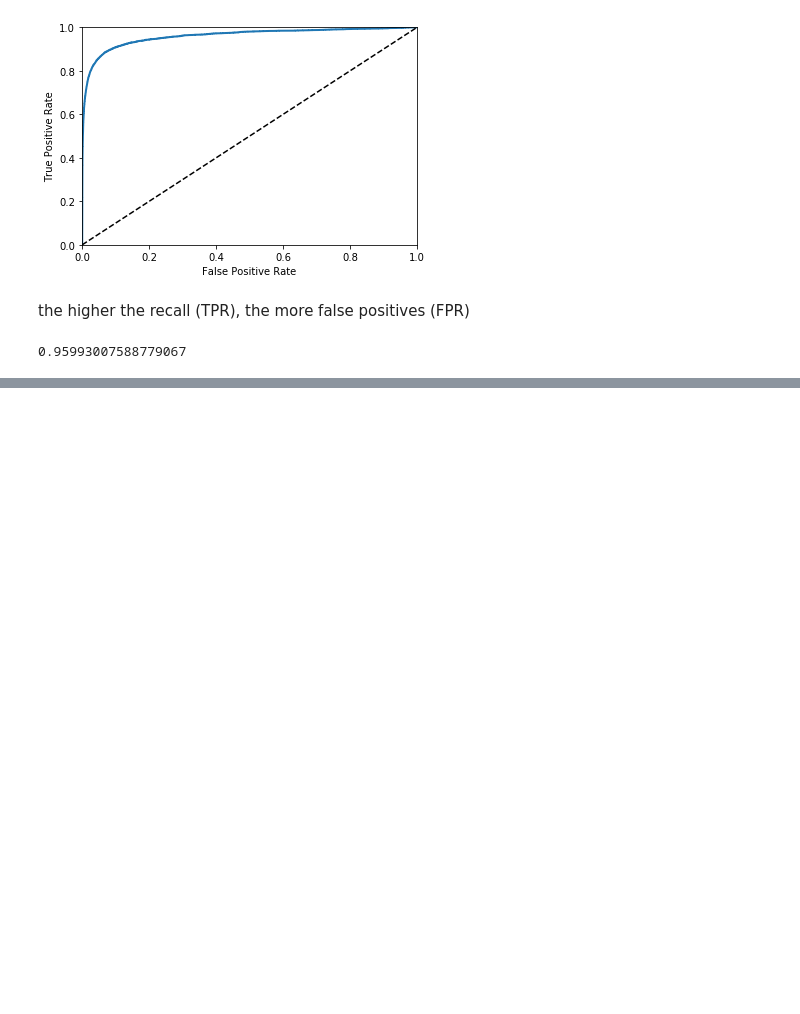
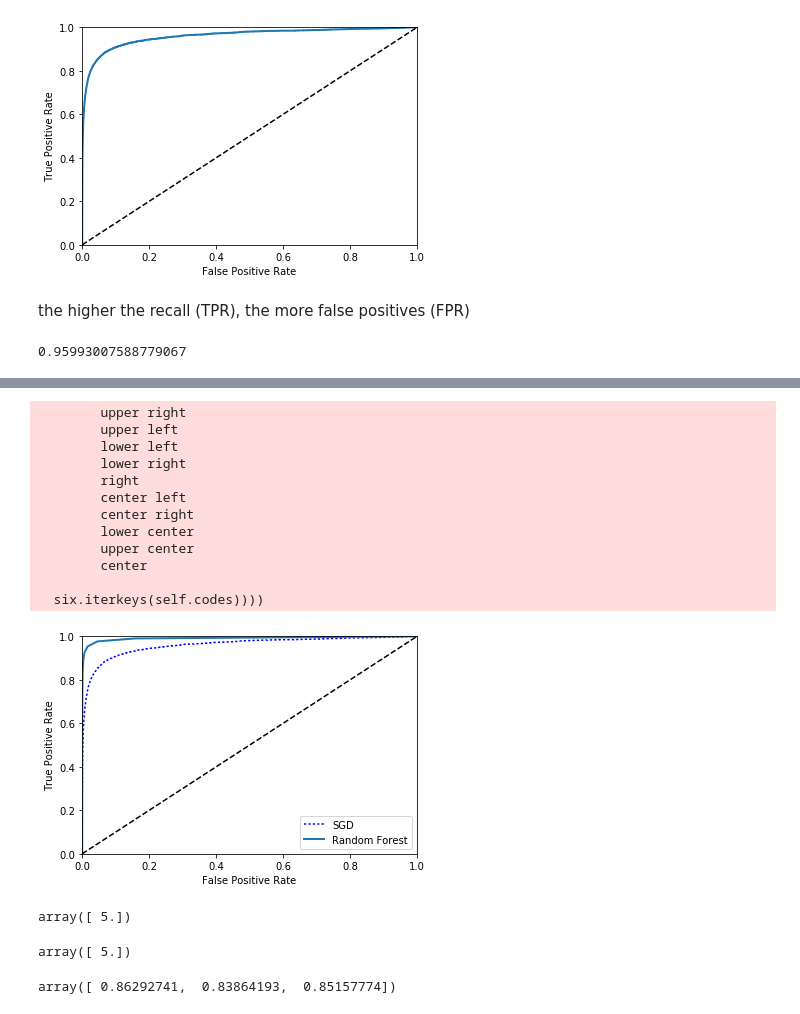
Before and after one commit to danielabban/hands-on-ML, a Jupyter notebook: classification.ipynb, the cells around one changed output, grey strips where cells are left out. Drawn from its saved outputs; the diff is of its cells as text; code cells hidden in the pictures; blank space fills up the shorter version.

```diff
--- a/classification.ipynb
+++ b/classification.ipynb
@@ -163,3 +163,9 @@ from sklearn.metrics import roc_auc_score
 roc_auc_score(y_train_5, y_scores)
 # %% [output]
 0.95993007588779067
+# %%
+from sklearn.ensemble import RandomForestClassifier
+forest_clf = RandomForestClassifier(random_state=42)
+
+y_probas_forest = cross_val_predict(forest_clf, X_train, y_train_5, cv=3,
+                                    method="predict_proba")
@@ -165,0 +182,39 @@ roc_auc_score(y_train_5, y_scores)
+# %%
+y_scores_forest = y_probas_forest[:, 1]   # score = proba of positive class
+
+fpr_forest, tpr_forest, thresholds_forest = roc_curve(y_train_5,y_scores_forest)
+# %%
+plt.plot(fpr, tpr, "b:", label="SGD")
+plot_roc_curve(fpr_forest, tpr_forest, "Random Forest")
+plt.legend(loc="bottom right")
+plt.show()
+# %% [output]
+        upper right
+        upper left
+        lower left
+        lower right
+        right
+        center left
+        center right
+        lower center
+        upper center
+        center
+
+  six.iterkeys(self.codes))))
+[figure, added]
+# %%
+sgd_clf.fit(X_train, y_train)  # y_train, not y_train_5
+
+sgd_clf.predict([some_digit])
+# %% [output]
+array([ 5.])
+# %%
+forest_clf.fit(X_train, y_train)
+
+forest_clf.predict([some_digit])
+# %% [output]
+array([ 5.])
+# %%
+cross_val_score(sgd_clf, X_train, y_train, cv=3, scoring="accuracy")
+# %% [output]
+array([ 0.86292741,  0.83864193,  0.85157774])
```
Also changed, not shown: parts of 1 cell of this notebook.
